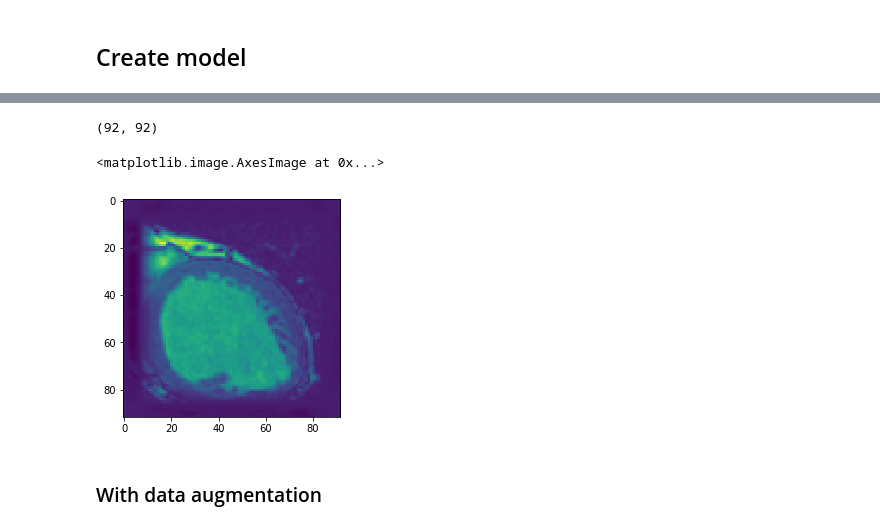
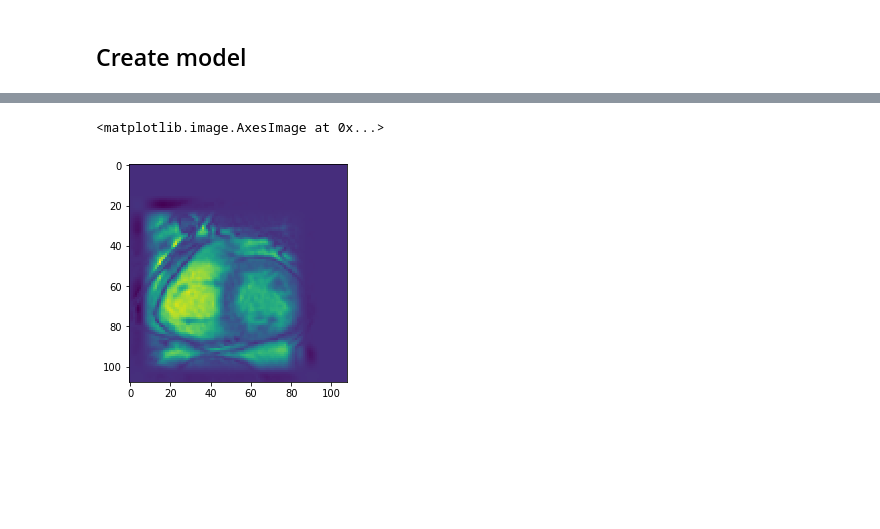
Before and after one commit to alexattia/Medical-Image-Analysis, a Jupyter notebook: CNN.ipynb, the cells around one changed output, grey strips where cells are left out. Cells and saved outputs as stored; diff of their text form; code cells hidden in the pictures; blank space fills up the shorter version.

```diff
--- a/CNN.ipynb
+++ b/CNN.ipynb
@@ -151,25 +207,23 @@ Stored 'y_pred' (ndarray)
 # %%
-j = 17
-# select one predicted ROI
-pred = y_pred[j].reshape((32,32))
-# select the non null pixels
-pos_pred = np.where(pred > 0.5)
-# create ROI from non null pixels (pos pred: not a square)
-mask_roi = get_roi(pred, np.array(pos_pred).reshape(len(pos_pred[0]), 2))
-# resize ROI to the original MR size
-mask_roi = cv2.resize(mask_roi, (256, 256), interpolation = cv2.INTERSECT_FULL)
+def compute_roi_pred(y_pred, idx, roi_shape=32):
+    """
+    Computing and cropping a ROI from the original image for further processing in the next stage
+    :param y_pred: predictions
+    :param idx: desired image prediction index
+    :param roi_shape: shape of the binary mask
+    """
+    # select one predicted ROI
+    pred = y_pred[idx].reshape((roi_shape,roi_shape))
+    # select the non null pixels
+    pos_pred = np.where(pred > 0.5)
+    # create ROI from non null pixels (pos pred: not a square)
+    mask_roi = get_roi(pred, np.array(pos_pred).reshape(len(pos_pred[0]), 2))
+    # resize ROI to the original MR size
+    mask_roi = cv2.resize(mask_roi, (256, 256), interpolation = cv2.INTERSECT_FULL)
+    # select the non null pixel to crop a ROI from original image
+    pos_im = np.where(X_fullsize[idx] * mask_roi > 0.5)
+    contour2 = np.array(pos_im).reshape(len(pos_im[0]), 2)
+    # select the correct square from the ROI
+    Xmin, Xmax = contour2[:, 0].min(), contour2[:, 0].max()
+    Ymin, Ymax = contour2[:, 1].min(), contour2[:, 1].max()
+    return (X_fullsize[idx] * mask_roi)[Xmin:Xmax, Ymin:Ymax]
-# %%
-# select the non null pixel to crop a ROI from original image
-pos_im = np.where(X_fullsize[j] * mask_roi > 0.5)
-contour2 = np.array(pos_im).reshape(len(pos_im[0]), 2)
-# select the correct square from the ROI
-Xmin, Xmax = contour2[:, 0].min(), contour2[:, 0].max()
-Ymin, Ymax = contour2[:, 1].min(), contour2[:, 1].max()
-print((X_fullsize[j] * mask_roi)[Xmin:Xmax, Ymin:Ymax].shape)
-plt.imshow((X_fullsize[j] * mask_roi)[Xmin:Xmax, Ymin:Ymax])
-# %% [output]
-(92, 92)
-<matplotlib.image.AxesImage at 0x...>
-[figure, removed]
-# %% [markdown]
-### With data augmentation
@@ -198,4 +230,5 @@ plt.xlabel('epochs')
-# %%
-y_pred = m.predict(X, batch_size=16)
 # %%
-plt.imshow(y_pred[2].reshape(32,32))
+plt.imshow(compute_roi_pred(y_pred, 12))
+# %% [output]
+<matplotlib.image.AxesImage at 0x...>
+[figure, added]
```
Also changed, not shown: parts of 29 cells of this notebook.
